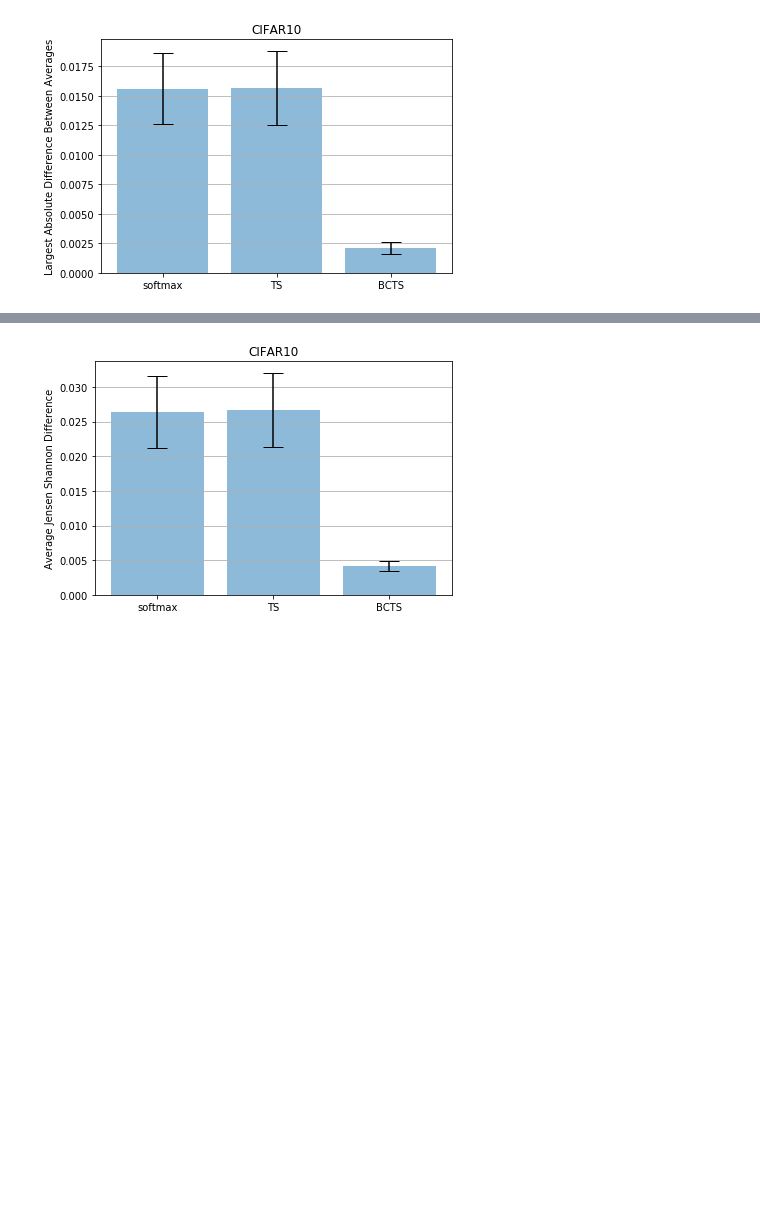
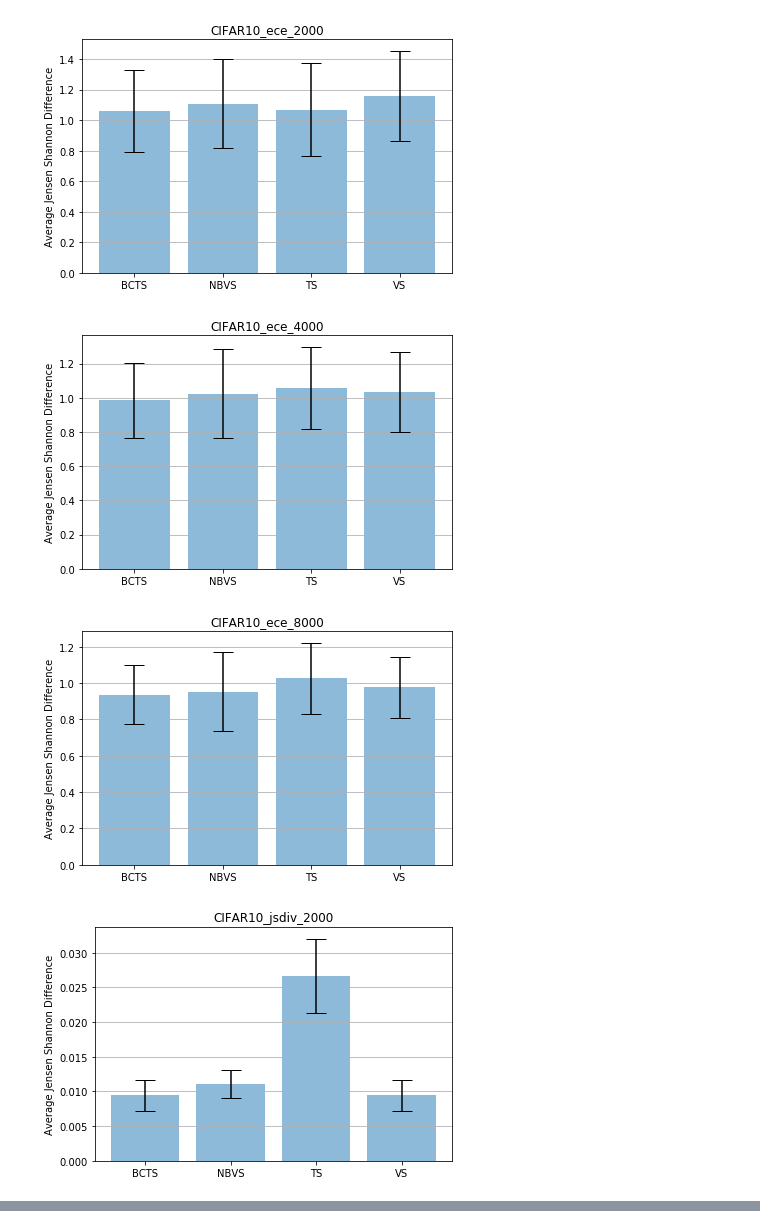
Before and after one commit to kundajelab/label_shift_experiments, a Jupyter notebook: cifar10/intro_plot.ipynb, the cells around one changed output, grey strips where cells are left out. Cells and saved outputs as stored; diff of their text form; code cells hidden in the pictures; blank space fills up the shorter version.

Commit message:
intro plot

```diff
--- a/cifar10/intro_plot.ipynb
+++ b/cifar10/intro_plot.ipynb
@@ -57,17 +19,27 @@ for seed in [0, 10, 20, 30, 40, 50, 60, 70, 80, 90]:
+# %%
+loaded_dicts = json.loads(gzip.open("label_shift_adaptation_results.json.gz").read())
+metric_to_samplesize_to_calibname_to_unshiftedvals =\
+    loaded_dicts['metric_to_samplesize_to_calibname_to_unshiftedvals']
 # %%
-x = np.arange(3)
-methods = ['softmax', 'TS', 'BCTS']
-y = [np.mean(np.array(softmax_diffs)), np.mean(np.array(ts_diffs)), np.mean(np.array(bcts_diffs))]
-error = [np.std(np.array(softmax_diffs)), np.std(np.array(ts_diffs)), np.std(np.array(bcts_diffs))]
-fig, ax = plt.subplots()
+x = np.arange(4)
+methods = ['BCTS', 'NBVS', 'TS', 'VS']
 
-ax.bar(x, y, yerr=error, align='center', alpha=0.5, ecolor='black', capsize=10)
-ax.set_ylabel('Largest Absolute Difference Between Averages')
-ax.set_xticks(x)
-ax.set_xticklabels(methods)
-ax.set_title('CIFAR10')
-ax.yaxis.grid(True)
-plt.tight_layout()
-plt.show()
+for metric in metric_to_samplesize_to_calibname_to_unshiftedvals:
+    for size in metric_to_samplesize_to_calibname_to_unshiftedvals[metric]:
+        y = [np.mean(np.array(metric_to_samplesize_to_calibname_to_unshiftedvals[metric][size][method])) for method in methods]
+        error = [np.std(np.array(metric_to_samplesize_to_calibname_to_unshiftedvals[metric][size][method])) for method in methods]
+        fig, ax = plt.subplots()
+
+        ax.bar(x, y, yerr=error, align='center', alpha=0.5, ecolor='black', capsize=10)
+        ax.set_ylabel('Average Jensen Shannon Difference')
+        ax.set_xticks(x)
+        ax.set_xticklabels(methods)
+        ax.set_title('CIFAR10_'+metric+'_'+size)
+        ax.yaxis.grid(True)
+        plt.tight_layout()
+        plt.show()
 # %% [output]
-[figure, old version]
+[figure, new version]
+[figure, added]
+[figure, added]
+[figure, added]
@@ -74,17 +50,0 @@ plt.show()
-# %%
-x = np.arange(3)
-methods = ['softmax', 'TS', 'BCTS']
-y = [np.mean(np.array(softmax_js)), np.mean(np.array(ts_js)), np.mean(np.array(bcts_js))]
-error = [np.std(np.array(softmax_js)), np.std(np.array(ts_js)), np.std(np.array(bcts_js))]
-fig, ax = plt.subplots()
-
-ax.bar(x, y, yerr=error, align='center', alpha=0.5, ecolor='black', capsize=10)
-ax.set_ylabel('Average Jensen Shannon Difference')
-ax.set_xticks(x)
-ax.set_xticklabels(methods)
-ax.set_title('CIFAR10')
-ax.yaxis.grid(True)
-plt.tight_layout()
-plt.show()
-# %% [output]
-[figure, removed]
```
Also changed, not shown: parts of 4 cells of this notebook, 1 other file.
